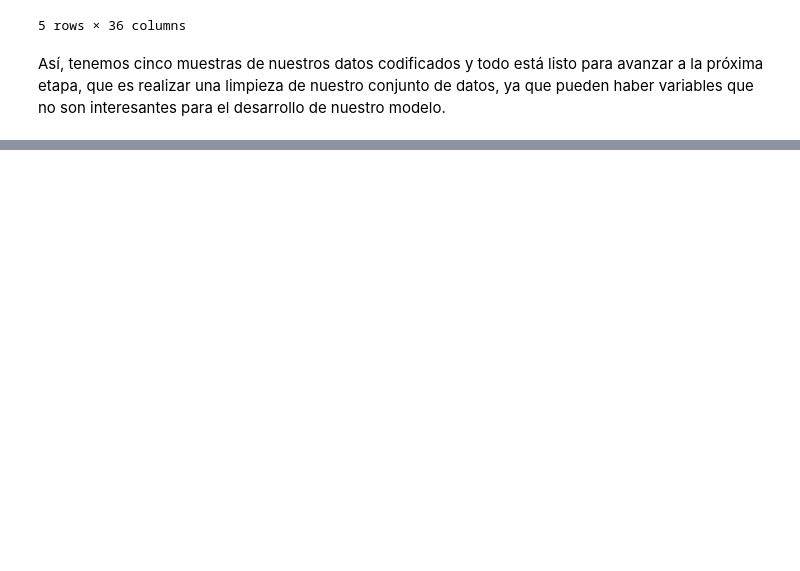
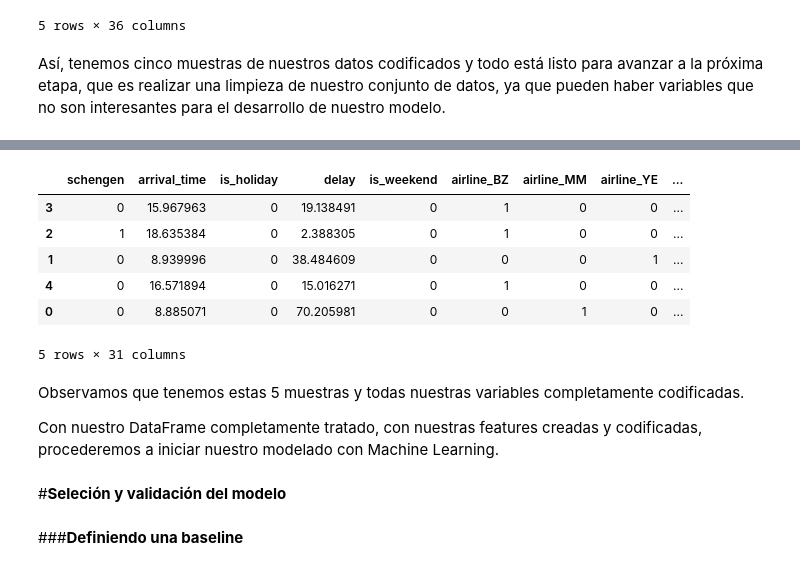
Before and after one commit to evs-11/IA-aumentada-prevision-de-atrasos-de-vuelos, a Jupyter notebook: optimización_aeroportuaria_Untitled5.ipynb, the cells around one changed output, grey strips where cells are left out. Saved outputs shown, nothing was run; the diff lists cells and outputs as text; code cells hidden in the pictures; blank space fills up the shorter version.

```diff
--- a/optimización_aeroportuaria_Untitled5.ipynb
+++ b/optimización_aeroportuaria_Untitled5.ipynb
@@ -487,0 +550,19 @@ Así, tenemos cinco muestras de nuestros datos codificados y todo está listo pa
+# %%
+df = datos_codificados.drop(columns=['flight_id','departure_time','day','year','date'])
+df.sample(5)
+# %% [output]
+|  | schengen | arrival_time | is_holiday | delay | is_weekend | airline_BZ | airline_MM | airline_YE | ... |
+| 3 | 0 | 15.967963 | 0 | 19.138491 | 0 | 1 | 0 | 0 | ... |
+| 2 | 1 | 18.635384 | 0 | 2.388305 | 0 | 1 | 0 | 0 | ... |
+| 1 | 0 | 8.939996 | 0 | 38.484609 | 0 | 0 | 0 | 1 | ... |
+| 4 | 0 | 16.571894 | 0 | 15.016271 | 0 | 1 | 0 | 0 | ... |
+| 0 | 0 | 8.885071 | 0 | 70.205981 | 0 | 0 | 1 | 0 | ... |
+5 rows × 31 columns
+# %% [markdown]
+Observamos que tenemos estas 5 muestras y todas nuestras variables completamente codificadas.
+
+Con nuestro DataFrame completamente tratado, con nuestras features creadas y codificadas, procederemos a iniciar nuestro modelado con Machine Learning.
+# %% [markdown]
+#**Seleción y validación del modelo**
+# %% [markdown]
+###**Definiendo una baseline**
```
Also changed, not shown: parts of 12 cells of this notebook.
